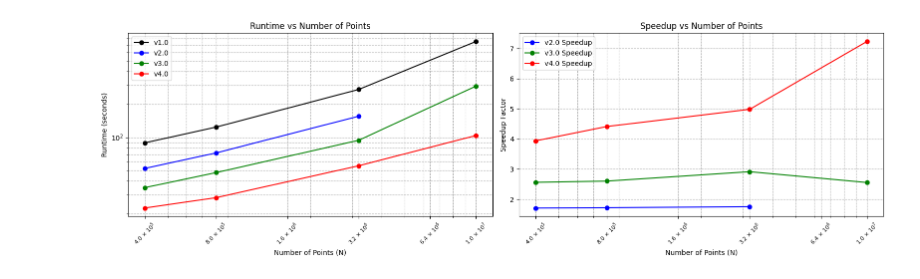
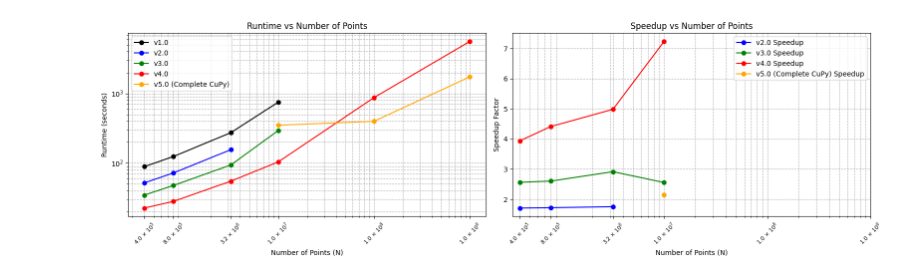
Before and after one commit to ut-padas/affini, a Jupyter notebook: docs/speedup.ipynb, the cells around one changed output. Drawn from its saved outputs; the diff is of its cells as text; code cells hidden in the pictures.

```diff
--- a/docs/speedup.ipynb
+++ b/docs/speedup.ipynb
@@ -3,21 +3,25 @@ import matplotlib.pyplot as plt
 import numpy as np
 import pandas as pd
 
+f = 7
 version_times_vs_n = [
-    [400_000, 89, 52, 34.7, 22.6],
-    [800_000, 124, 72, 47.6, 28.1],
-    [3_200_000, 274, 156, 94, 55.0],
-    [10_000_000, 752, np.nan, 294, 104],
+    [400_000, 89, 52, 34.7, 22.6, np.nan],
+    [800_000, 124, 72, 47.6, 28.1, np.nan],
+    [3_200_000, 274, 156, 94, 55.0, np.nan],
+    [10_000_000, 752, np.nan, 294, 104, 600],
+    [100_000_000, np.nan, np.nan, np.nan, 125 * f, 57 * f],
+    [1_000_000_000, np.nan, np.nan, np.nan, 800 * f, 248 * f],
 ]
-labels = ["N", "v1.0", "v2.0", "v3.0", "v4.0"]
+labels = ["N", "v1.0", "v2.0", "v3.0", "v4.0", "v5.0 (Complete CuPy)"]
 df = pd.DataFrame(version_times_vs_n, columns=labels)
 df["speedup_v2.0"] = df["v1.0"] / df["v2.0"]
 df["speedup_v3.0"] = df["v1.0"] / df["v3.0"]
 df["speedup_v4.0"] = df["v1.0"] / df["v4.0"]
+df["speedup_v5.0 (Complete CuPy)"] = df["v1.0"] / df["v5.0 (Complete CuPy)"]
 
 # Define versions and colors
-versions = ["v2.0", "v3.0", "v4.0"]
-colors = ["blue", "green", "red"]
+versions = ["v2.0", "v3.0", "v4.0", "v5.0 (Complete CuPy)"]
+colors = ["blue", "green", "red", "orange"]
 
 # Plot subplot of runtimes vs N and speedups vs N
 fig, (ax1, ax2) = plt.subplots(1, 2, figsize=(16, 5))
@@ -34,6 +38,7 @@ ax1.set_yscale("log")
 
 # Force specific x-ticks to show
 xticks = [4e5, 8e5, 1.6e6, 3.2e6, 6.4e6, 1e7]
+xticks = df["N"].tolist()
 
 
 def x_ticks_helper(vals: list[float]) -> list[str]:
@@ -60,31 +65,31 @@ ax1.set_ylabel("Runtime (seconds)")
 ax1.set_title("Runtime vs Number of Points")
 ax1.grid(True, which="both", ls="--")
 ax1.legend()
 
 # Loop over versions for speedup
 for i, version in enumerate(versions):
     speedup_col = f"speedup_{version}"
     ax2.plot(
         df["N"],
         df[speedup_col],
         marker="o",
         label=f"{version} Speedup",
         color=colors[i],
     )
 
 ax2.set_xscale("log")
 ax2.set_xticks(xticks)
 ax2.set_xticklabels(
     x_ticks_helper(xticks),
     rotation=45,
     fontsize=8,
 )
 ax2.set_xlabel("Number of Points (N)")
 ax2.set_ylabel("Speedup Factor")
 ax2.set_title("Speedup vs Number of Points")
 ax2.grid(True, which="both", ls="--")
 ax2.legend()
 
 plt.tight_layout()
 # %% [output]
-[figure, old version]
+[figure, new version]
```
Also changed, not shown: 2 other files.
